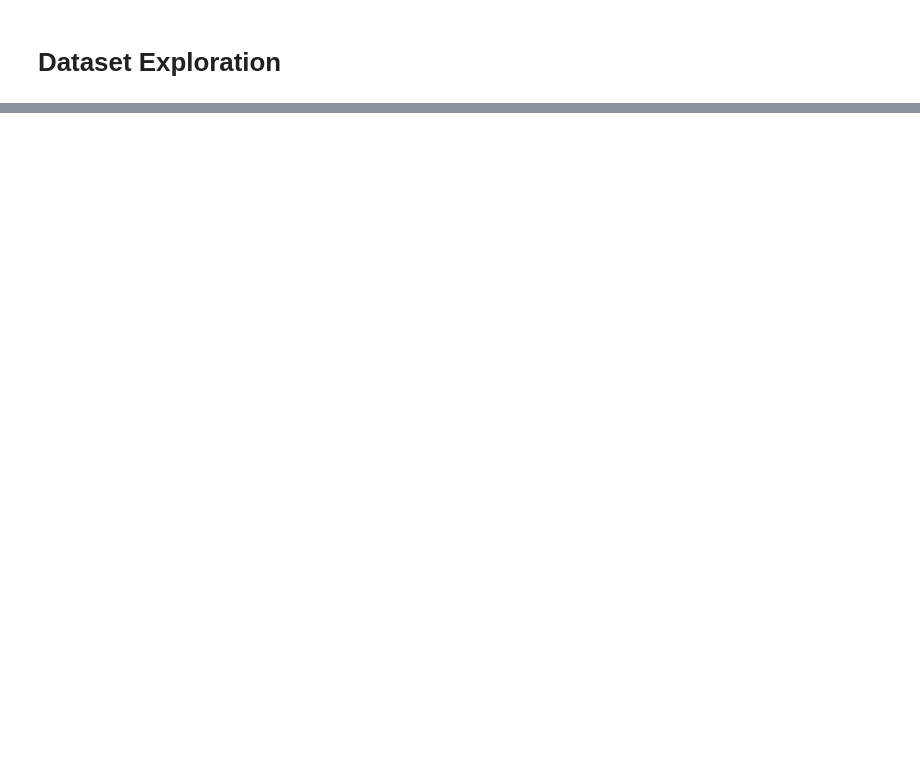
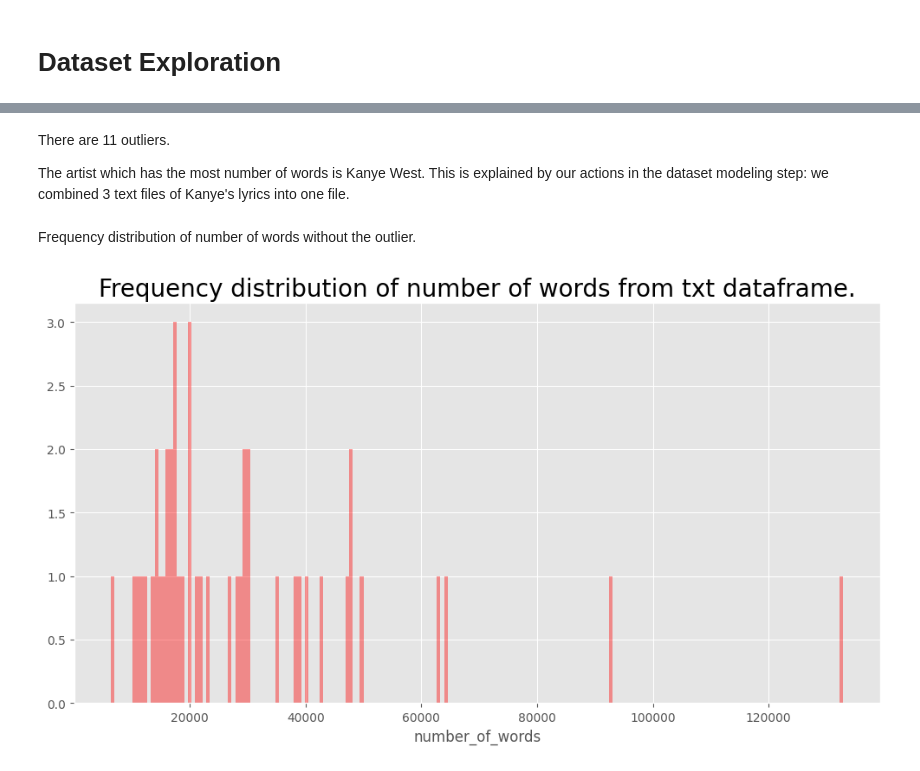
Before and after one commit to rejsafranko/Song-Lyrics-Generation, a Jupyter notebook: notebooks/dataset_exploration.ipynb, the cells around one changed output, grey strips where cells are left out. Cells and saved outputs as stored; diff of their text form; code cells hidden in the pictures; blank space fills up the shorter version.

Commit message:
Advancement in exploration and modeling.

```diff
--- a/notebooks/dataset_exploration.ipynb
+++ b/notebooks/dataset_exploration.ipynb
@@ -24,0 +200,4 @@ df.tail()
+# %%
+df_from_txt = pd.read_csv("../data/interim/from_txt.csv", index_col=[0])
+# %%
+df_from_txt["number_of_words"] = df_from_txt["Lyric"].apply(lambda x:len(str(x).split()))
@@ -24,0 +242,13 @@ df.tail()
+# %% [markdown]
+There are 11 outliers.
+
+The artist which has the most number of words is Kanye West. This is explained by our actions in the dataset modeling step: we combined 3 text files of Kanye's lyrics into one file.
+# %% [markdown]
+Frequency distribution of number of words without the outlier.
+# %%
+plt.style.use('ggplot')
+plt.figure(figsize=(12,6))
+sns.distplot(df_from_txt["number_of_words"],kde = False,color="red",bins=200)
+plt.title("Frequency distribution of number of words from txt dataframe.", size=20);
+# %% [output]
+[figure, added]
```
Also changed, not shown: parts of 42 cells of this notebook, 3 other files.
